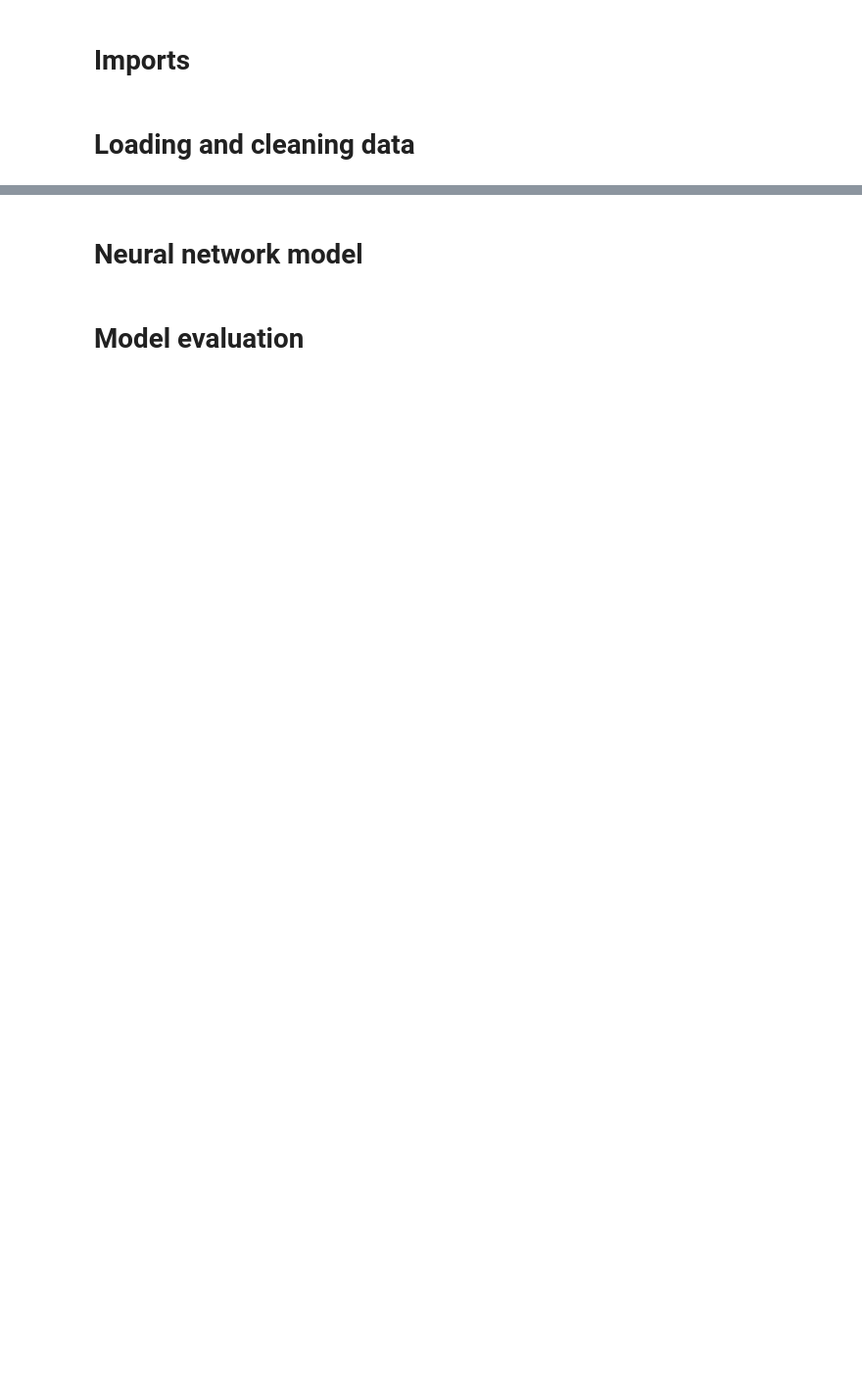
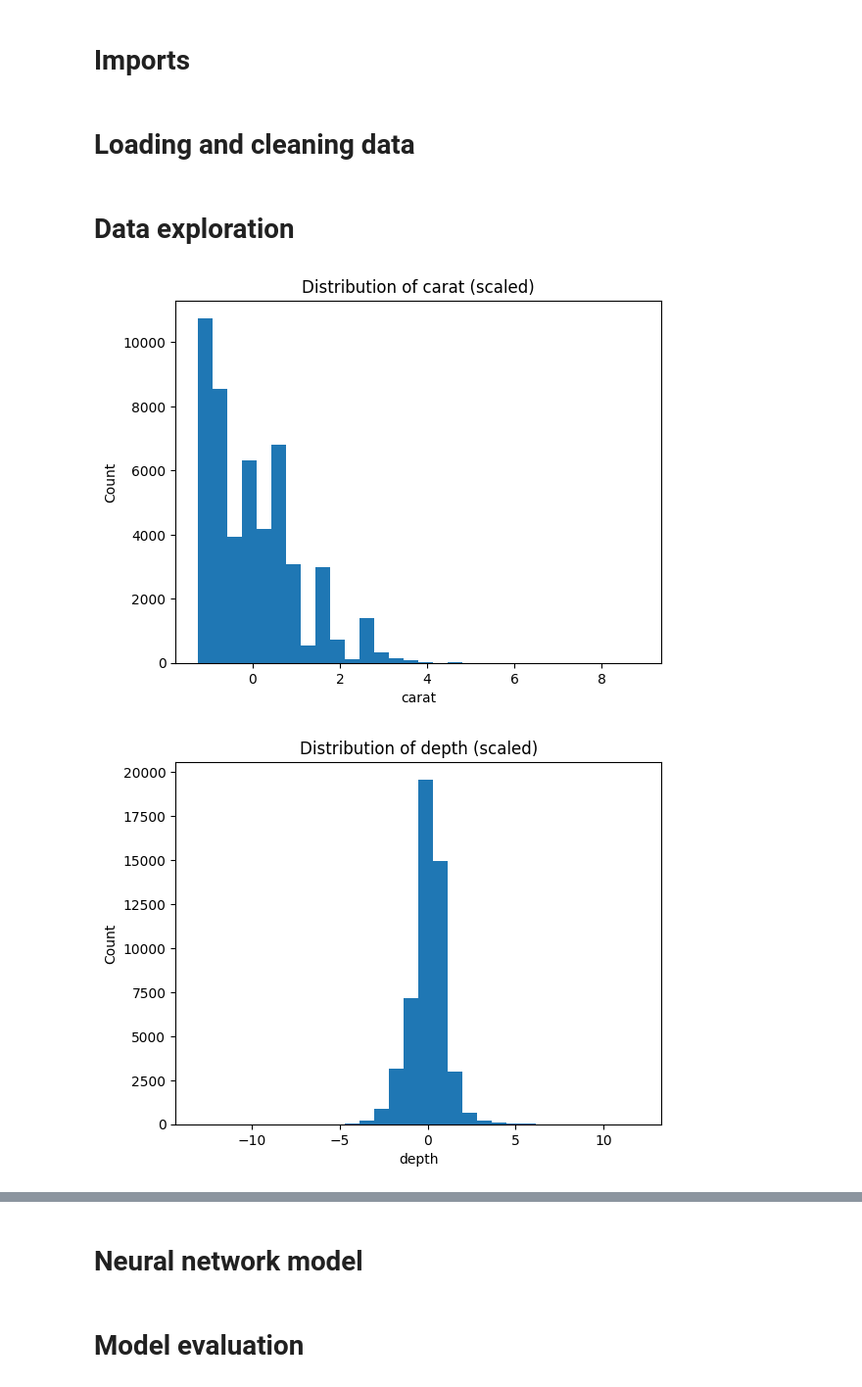
Before and after one commit to Teyymour/cmor438, a Jupyter notebook: supervised-learning/Neural Network/neural_network_regression.ipynb, the cells around one changed output, grey strips where cells are left out. Shown at 98% size. Drawn from its saved outputs; the diff is of its cells as text; code cells hidden in the pictures; blank space fills up the shorter version.

```diff
--- a/supervised-learning/Neural Network/neural_network_regression.ipynb
+++ b/supervised-learning/Neural Network/neural_network_regression.ipynb
@@ -19,0 +25,44 @@ df = df.dropna(subset=['Average_Fare', 'NonStopMiles', 'MktMilesFlown', 'Pax', '
+# %% [markdown]
+# Data exploration
+# %%
+# one-hot encode categorical features
+df_enc = pd.get_dummies(df, columns=['cut','color','clarity'], drop_first=True)
+
+# scale numeric features
+numeric = ['carat','depth','table','x','y','z']
+scaler = StandardScaler()
+df_enc[numeric] = scaler.fit_transform(df_enc[numeric])
+
+# distribution of scaled numeric features
+for feat in numeric:
+    plt.figure()
+    plt.hist(df_enc[feat], bins=30)
+    plt.title(f'Distribution of {feat} (scaled)')
+    plt.xlabel(feat)
+    plt.ylabel('Count')
+    plt.show()
+
+# correlation matrix heatmap
+corr = df_enc[numeric + ['price']].corr()
+plt.figure(figsize=(8,6))
+plt.imshow(corr, cmap='coolwarm', vmin=-1, vmax=1)
+plt.colorbar()
+plt.xticks(range(len(corr)), corr.columns, rotation=90)
+plt.yticks(range(len(corr)), corr.columns)
+plt.title('Correlation Matrix')
+plt.show()
+
+# PCA projection colored by price quantile
+from sklearn.decomposition import PCA
+quantiles = pd.qcut(df['price'], 5, labels=False)
+pca = PCA(n_components=2)
+proj = pca.fit_transform(df_enc[numeric])
+plt.figure()
+plt.scatter(proj[:,0], proj[:,1], c=quantiles, cmap='viridis', alpha=0.5)
+plt.xlabel('PC1')
+plt.ylabel('PC2')
+plt.title('PCA of Scaled Features by Price Quintile')
+plt.show()
+# %% [output]
+[figure, added]
+[figure, added]
```
Also changed, not shown: parts of 7 cells of this notebook, 2 other files.
